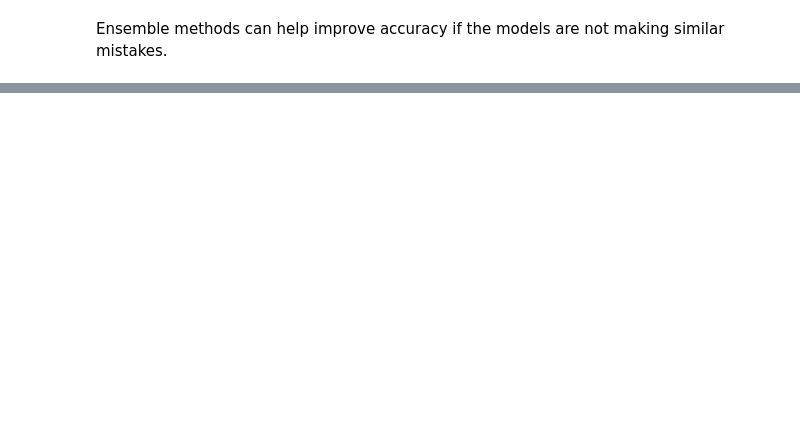
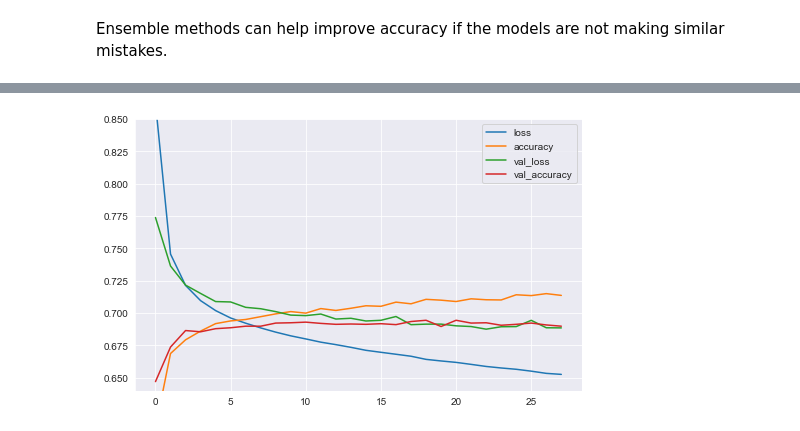
Before and after one commit to ritisha2000/SongClassificationByDecade, a Jupyter notebook: DecadeClassification.ipynb, the cells around one changed output, grey strips where cells are left out. Drawn from its saved outputs; the diff is of its cells as text; code cells hidden in the pictures; blank space fills up the shorter version.

```diff
--- a/DecadeClassification.ipynb
+++ b/DecadeClassification.ipynb
@@ -361,0 +377,12 @@ Accuracy with cross validation: 77.6%
+# %%
+from sklearn.model_selection import train_test_split
+from sklearn.preprocessing import StandardScaler
+
+# Very important!
+scaler = StandardScaler()
+X_scaled = scaler.fit_transform(X)
+
+X_train_full, X_test, y_train_full, y_test = train_test_split(X_scaled, y)
+X_train, X_val, y_train, y_val = train_test_split(X_train_full, y_train_full)
+
+print(X_val[0].shape, y_val.shape)
@@ -361,0 +398,3 @@ Accuracy with cross validation: 77.6%
+# %%
+input_shape = np.array(X_train[0].shape)
+input_shape
@@ -361,0 +403,10 @@ Accuracy with cross validation: 77.6%
+# %%
+model = keras.models.Sequential([
+    keras.layers.Input(shape=input_shape),
+    keras.layers.Dense(200, activation="relu"),
+    keras.layers.Dense(50, activation="relu"),
+    keras.layers.Dense(3, activation="softmax")
+])
+es = keras.callbacks.EarlyStopping(monitor='val_loss', mode='min', verbose=1, patience=5)
+
+model.summary()
@@ -361,0 +429,6 @@ Accuracy with cross validation: 77.6%
+# %%
+model.compile(loss="sparse_categorical_crossentropy",
+             optimizer=tf.keras.optimizers.SGD(learning_rate=0.01),
+             metrics=["accuracy"])
+
+history = model.fit(X_train, y_train, epochs=100, validation_data=(X_val, y_val), callbacks=[es])
@@ -361,0 +453,10 @@ Accuracy with cross validation: 77.6%
+# %%
+import pandas as pd
+import matplotlib.pyplot as plt
+
+pd.DataFrame(history.history).plot(figsize=(8,5))
+plt.grid(True)
+plt.gca().set_ylim(0.64, 0.85)
+plt.show()
+# %% [output]
+[figure, added]
```
Also changed, not shown: parts of 26 cells of this notebook, 1 other file.
